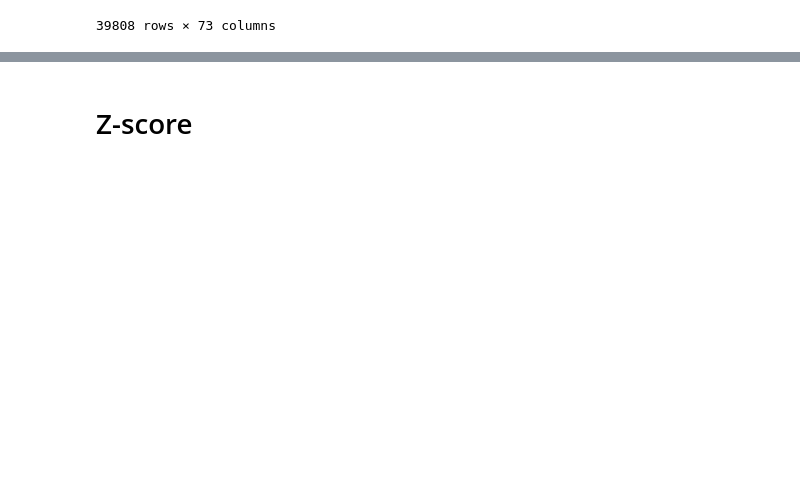
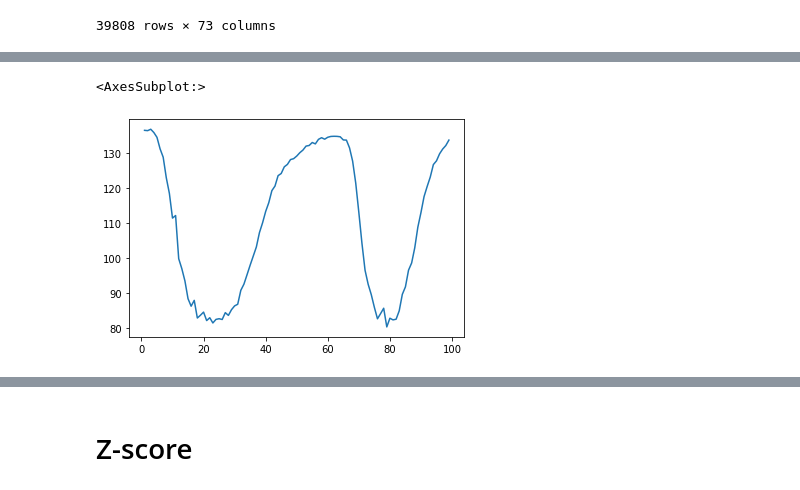
Before and after one commit to donw7/human_motion_analysis, a Jupyter notebook: notebooks/test_keras_tuner.ipynb, the cells around one changed output, grey strips where cells are left out. Saved outputs shown, nothing was run; the diff lists cells and outputs as text; code cells hidden in the pictures; blank space fills up the shorter version.

```diff
--- a/notebooks/test_keras_tuner.ipynb
+++ b/notebooks/test_keras_tuner.ipynb
@@ -320,0 +348,5 @@ plt.rcParams.update({'font.size': 10})
+# %%
+df_edge_features_val.iloc[1:100, 48].plot()
+# %% [output]
+<AxesSubplot:>
+[figure, added]
```
Also changed, not shown: parts of 23 cells of this notebook.
